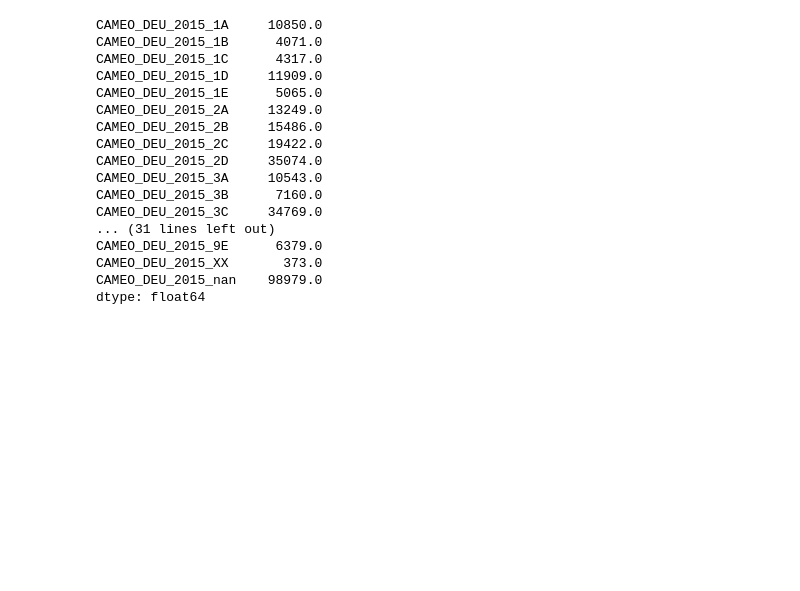
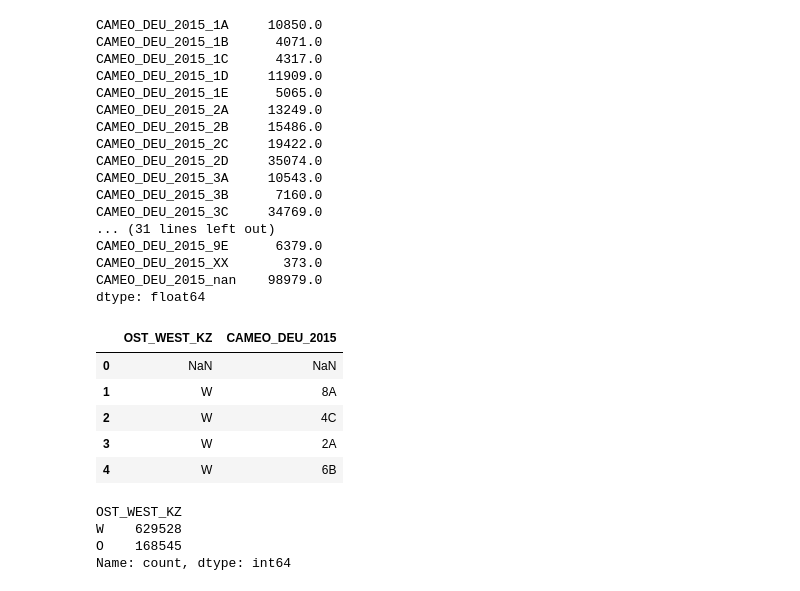
Before and after one commit to kinant/ud-ml-pytorch, a Jupyter notebook: Project 03/identify_customer_segments/testing.py.ipynb, the cells around one changed output. Drawn from its saved outputs; the diff is of its cells as text; code cells hidden in the pictures; blank space fills up the shorter version.

```diff
--- a/Project 03/identify_customer_segments/testing.py.ipynb
+++ b/Project 03/identify_customer_segments/testing.py.ipynb
@@ -177,3 +177,20 @@ CAMEO_DEU_2015_9E      6379.0
 CAMEO_DEU_2015_XX       373.0
 CAMEO_DEU_2015_nan    98979.0
 dtype: float64
+# %%
+df_test_encode = df_test_raw[['OST_WEST_KZ', 'CAMEO_DEU_2015']]
+df_test_encode.head()
+# %% [output]
+|  | OST_WEST_KZ | CAMEO_DEU_2015 |
+| 0 | NaN | NaN |
+| 1 | W | 8A |
+| 2 | W | 4C |
+| 3 | W | 2A |
+| 4 | W | 6B |
+# %%
+df_test_encode['OST_WEST_KZ'].value_counts()
+# %% [output]
+OST_WEST_KZ
+W    629528
+O    168545
+Name: count, dtype: int64
```
Also changed, not shown: parts of 5 cells of this notebook.
